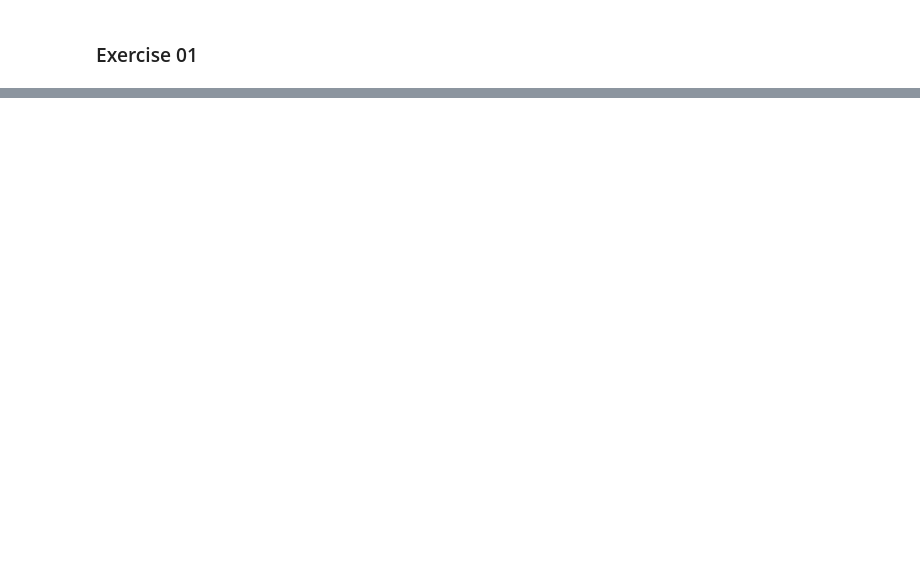
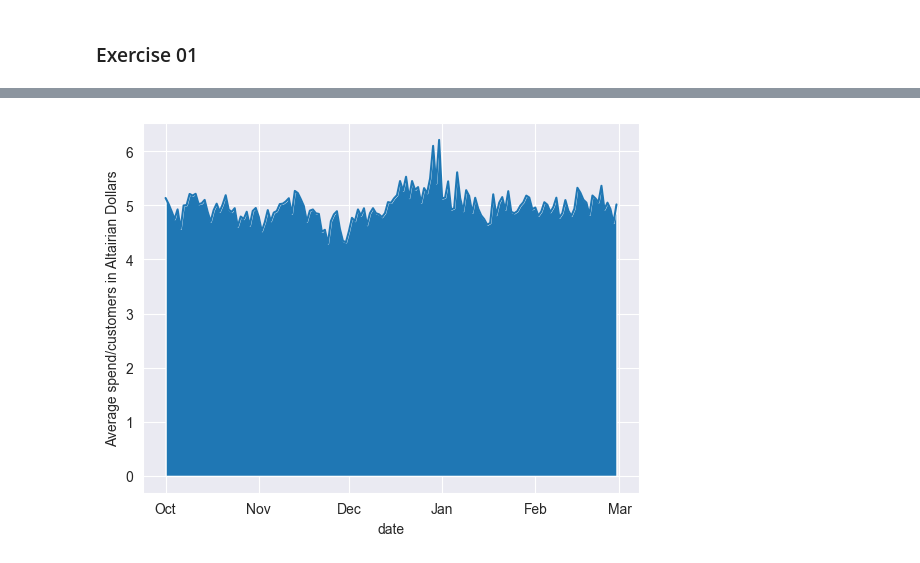
Before and after one commit to ayoubabounakif/data-science-modules, a Jupyter notebook: notebook_m02.ipynb, the cells around one changed output, grey strips where cells are left out. Drawn from its saved outputs; the diff is of its cells as text; code cells hidden in the pictures; blank space fills up the shorter version.

```diff
--- a/notebook_m02.ipynb
+++ b/notebook_m02.ipynb
@@ -77,0 +90,19 @@ plt.show()
+# %%
+average_spend_of_customers = filtered_data.groupby(['year', 'month', 'day'])['price'].mean().reset_index()
+average_spend_of_customers['date'] = pd.to_datetime(daily_total_spend[['year', 'month', 'day']].astype(str).agg('-'.join, axis=1))
+
+# average_spend_per_month = filtered_data.groupby(['year', 'month', 'day'])['price'].mean().reset_index()
+# sorted_average_spend = average_spend_per_month.sort_values(by='price', ascending=False)
+# print(sorted_average_spend)
+# highest_avg_month = sorted_average_spend.iloc[0]
+# print("Month with the highest average spending:")
+# print(highest_avg_month)
+
+sns.lineplot(data=average_spend_of_customers, x='date', y='price')
+
+plt.gca().xaxis.set_major_formatter(mdates.DateFormatter('%b'))
+plt.fill_between(average_spend_of_customers['date'], average_spend_of_customers['price'])
+plt.ylabel('Average spend/customers in Altairian Dollars')
+plt.show()
+# %% [output]
+[figure, added]
```
Also changed, not shown: parts of 6 cells of this notebook, 2 other files.
